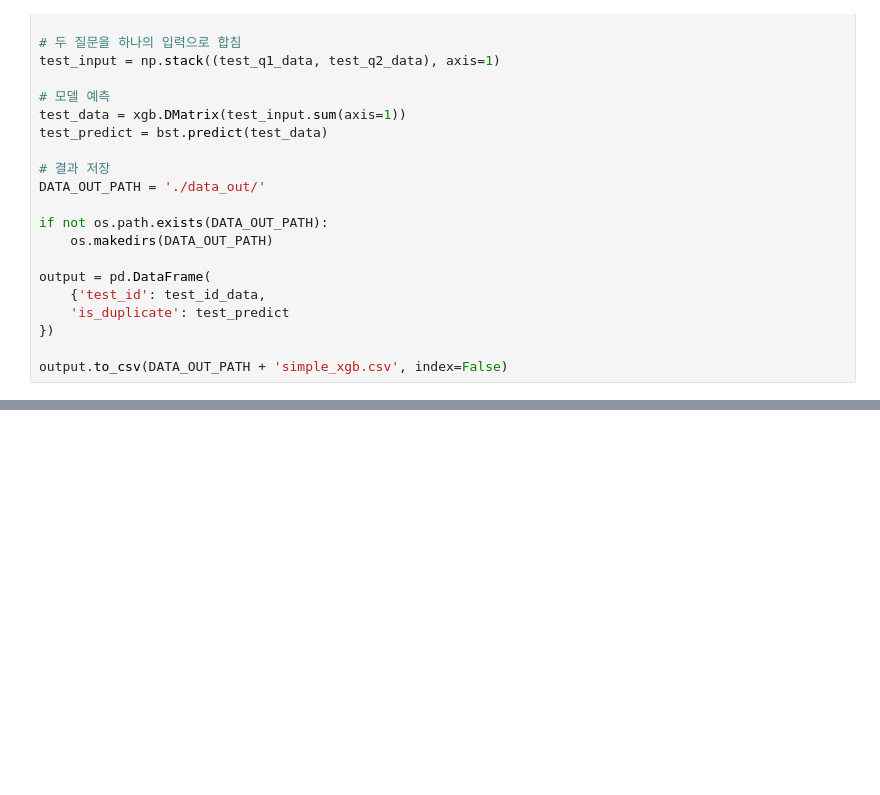
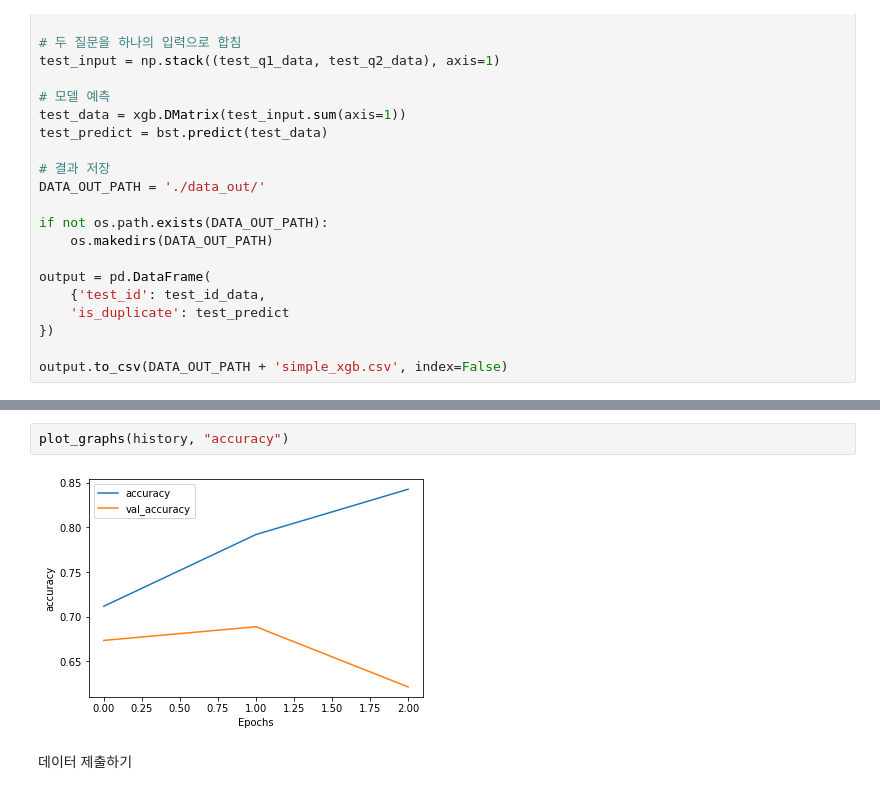
Before and after one commit to yoonjong8739/NLP_PJT, a Jupyter notebook: CH5_텍스트 유사도.ipynb, the cells around one changed output, grey strips where cells are left out. Cells and saved outputs as stored; diff of their text form; blank space fills up the shorter version.

```diff
--- a/CH5_텍스트 유사도.ipynb
+++ b/CH5_텍스트 유사도.ipynb
@@ -568,0 +735,6 @@ output.to_csv(DATA_OUT_PATH + 'simple_xgb.csv', index=False)
+# %%
+plot_graphs(history, "accuracy")
+# %% [output]
+[figure, added]
+# %% [markdown]
+데이터 제출하기
```
Also changed, not shown: parts of 18 cells of this notebook.
